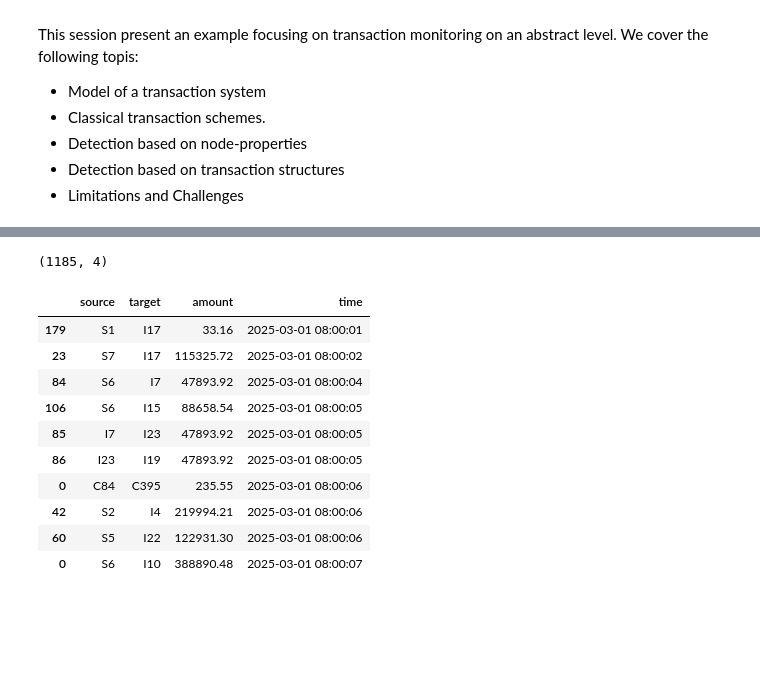
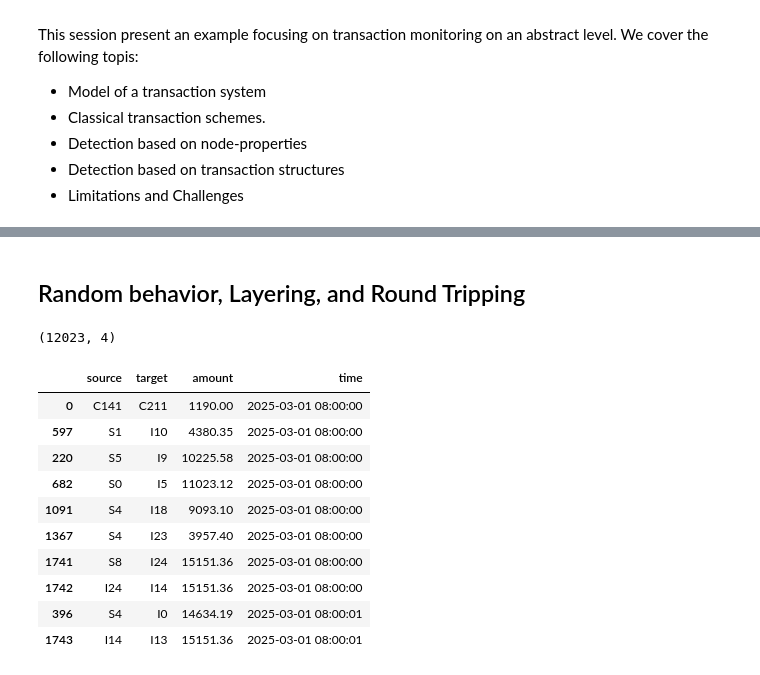
Before and after one commit to fratric/regSim, a Jupyter notebook: monitoring.ipynb, the cells around one changed output, grey strips where cells are left out. Saved outputs shown, nothing was run; the diff lists cells and outputs as text; code cells hidden in the pictures; blank space fills up the shorter version.

```diff
--- a/monitoring.ipynb
+++ b/monitoring.ipynb
@@ -18,9 +35,16 @@ from schemes import random_behavior, layering, round_tripping
+# %% [markdown]
+## Random behavior, Layering, and Round Tripping
 # %%
 #set up agents
 
-#random compliant agents
-N_ra = 500
-compliant_accounts = ['C' + str(i) for i in range(N_ra)]
+#non-compliant agents performing layering
+N_lr_intermediate_accounts = 5
+lr_accounts = {
+    'source_account': 'SL',
+    'intermediate_accounts': ['IL' + str(i) for i in range(N_lr_intermediate_accounts)],
+    'target_account': 'TL'
+}
+lr = layering(lr_accounts)
 
 #non-compliant agents performing round tripping
 N_rt_source_accounts, N_rt_intermediate_accounts, N_rt_target_accounts = 10, 25, 4
@@ -29,7 +53,12 @@ rt_accounts = {
     'intermediate_accounts': ['I' + str(i) for i in range(N_rt_intermediate_accounts)],
     'target_accounts': ['T' + str(i) for i in range(N_rt_target_accounts)]
 }
-rt_all_accounts = rt_accounts['source_accounts'] + rt_accounts['intermediate_accounts'] + rt_accounts['target_accounts']
+rt = round_tripping(rt_accounts)
 
 #all acounts
-allAccounts = compliant_accounts + rt_all_accounts
+N_ra = 500
+compliant_accounts = ['C' + str(i) for i in range(N_ra)]
+allAccounts = compliant_accounts + lr.noncompliant_accounts + rt.noncompliant_accounts
+
+#random compliant agents
+rb = random_behavior(allAccounts)
@@ -44,19 +65,23 @@ df_rt = rt.generate(max_intermediate_transactions = 30)
 # %%
-df = pd.concat([df_rb, df_rt])
+df_rb = rb.generate(10000)
+df_lr = lr.generate(9999)
+df_rt = rt.generate(max_intermediate_transactions = 30)
+
+df = pd.concat([df_rb, df_lr, df_rt])
 df = df.sort_values('time')
 print(df.shape)
 df.head(10)
 # %% [output]
-(1185, 4)
+(12023, 4)
 |  | source | target | amount | time |
-| 179 | S1 | I17 | 33.16 | 2025-03-01 08:00:01 |
-| 23 | S7 | I17 | 115325.72 | 2025-03-01 08:00:02 |
-| 84 | S6 | I7 | 47893.92 | 2025-03-01 08:00:04 |
-| 106 | S6 | I15 | 88658.54 | 2025-03-01 08:00:05 |
-| 85 | I7 | I23 | 47893.92 | 2025-03-01 08:00:05 |
-| 86 | I23 | I19 | 47893.92 | 2025-03-01 08:00:05 |
-| 0 | C84 | C395 | 235.55 | 2025-03-01 08:00:06 |
-| 42 | S2 | I4 | 219994.21 | 2025-03-01 08:00:06 |
-| 60 | S5 | I22 | 122931.30 | 2025-03-01 08:00:06 |
-| 0 | S6 | I10 | 388890.48 | 2025-03-01 08:00:07 |
+| 0 | C141 | C211 | 1190.00 | 2025-03-01 08:00:00 |
+| 597 | S1 | I10 | 4380.35 | 2025-03-01 08:00:00 |
+| 220 | S5 | I9 | 10225.58 | 2025-03-01 08:00:00 |
+| 682 | S0 | I5 | 11023.12 | 2025-03-01 08:00:00 |
+| 1091 | S4 | I18 | 9093.10 | 2025-03-01 08:00:00 |
+| 1367 | S4 | I23 | 3957.40 | 2025-03-01 08:00:00 |
+| 1741 | S8 | I24 | 15151.36 | 2025-03-01 08:00:00 |
+| 1742 | I24 | I14 | 15151.36 | 2025-03-01 08:00:00 |
+| 396 | S4 | I0 | 14634.19 | 2025-03-01 08:00:01 |
+| 1743 | I14 | I13 | 15151.36 | 2025-03-01 08:00:01 |
 # %%
```
Also changed, not shown: parts of 8 cells of this notebook, 3 other files.
